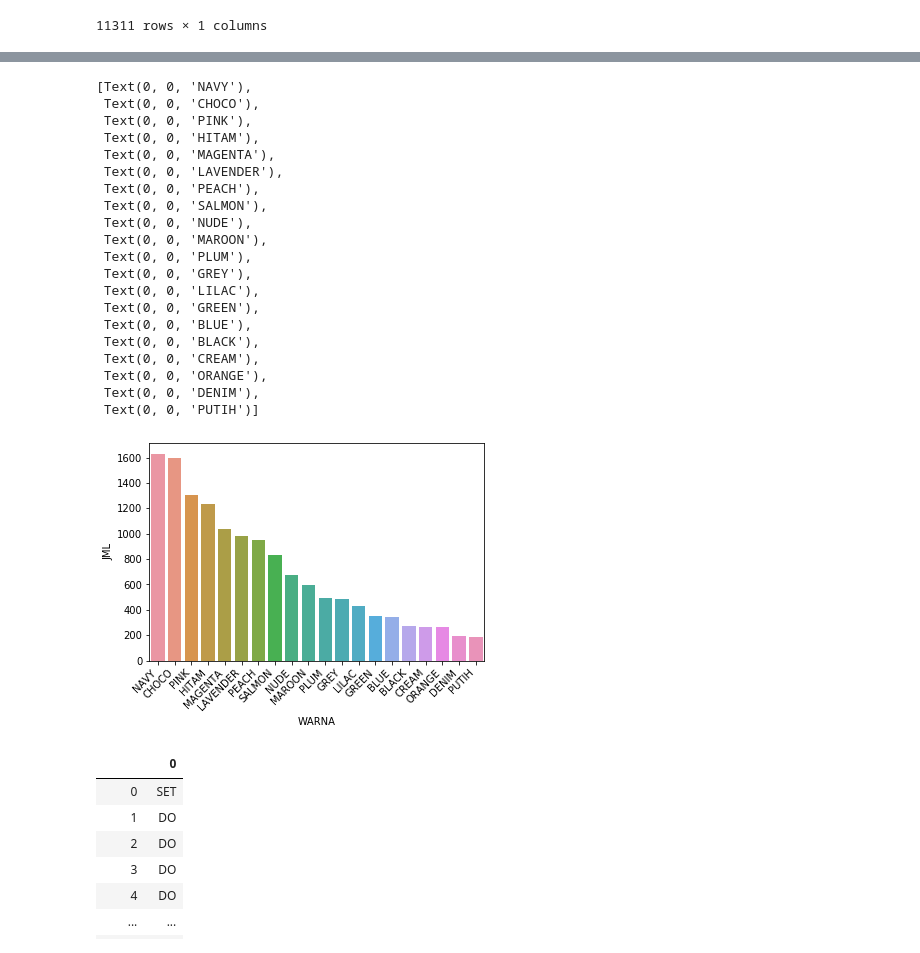
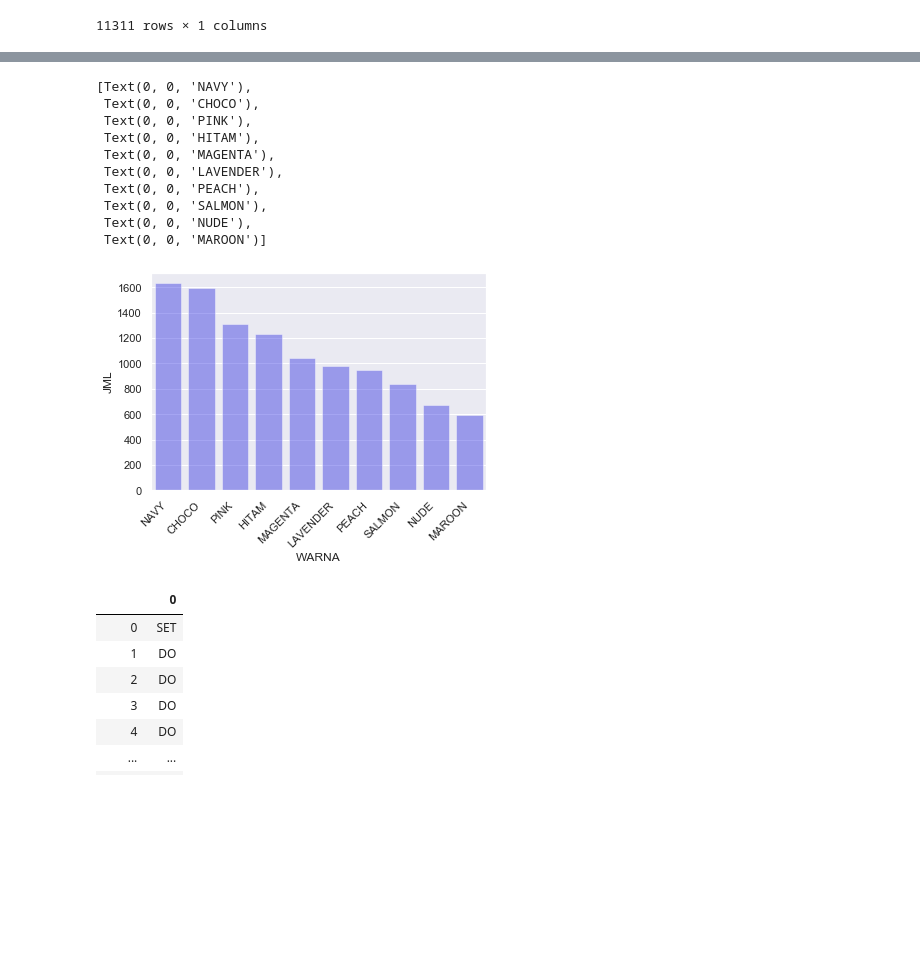
Before and after one commit to rifqisulistya/sales-analysis, a Jupyter notebook: Seikha.ipynb, the cells around one changed output, grey strips where cells are left out. Saved outputs shown, nothing was run; the diff lists cells and outputs as text; code cells hidden in the pictures; blank space fills up the shorter version.

```diff
--- a/Seikha.ipynb
+++ b/Seikha.ipynb
@@ -2,6 +2,7 @@
 import pandas as pd
 import os
 import seaborn as sns
+sns.set(style="darkgrid")
 # %% [markdown]
 **Penggabungan laporan per bulan. Masih ada kesalahan input dari kota Lamandau**
 # %%
@@ -407,7 +467,7 @@ all_data[all_data['WARNA'].isna()]
 # %%
 #all_data[all_data['WARNA'] == 'NAVY']['WARNA'].count()
 
-warna = all_data.groupby('WARNA').sum().nlargest(20,'JML')
+warna = all_data.groupby('WARNA').sum().nlargest(10,'JML')
 warna
 # %% [output]
 |  | #REF! | JML | TGL TRF |
@@ -431,28 +485,18 @@ warna
 # %%
-warna_chart = sns.barplot(x=warna.index, y='JML', data=warna)
+warna_chart = sns.barplot(x=warna.index, y='JML', data=warna, color='blue', alpha=0.4)
 warna_chart.set_xticklabels(warna_chart.get_xticklabels(), rotation=45, horizontalalignment='right')
 # %% [output]
 [Text(0, 0, 'NAVY'),
  Text(0, 0, 'CHOCO'),
  Text(0, 0, 'PINK'),
  Text(0, 0, 'HITAM'),
  Text(0, 0, 'MAGENTA'),
  Text(0, 0, 'LAVENDER'),
  Text(0, 0, 'PEACH'),
  Text(0, 0, 'SALMON'),
  Text(0, 0, 'NUDE'),
- Text(0, 0, 'MAROON'),
- Text(0, 0, 'PLUM'),
- Text(0, 0, 'GREY'),
- Text(0, 0, 'LILAC'),
- Text(0, 0, 'GREEN'),
- Text(0, 0, 'BLUE'),
- Text(0, 0, 'BLACK'),
- Text(0, 0, 'CREAM'),
- Text(0, 0, 'ORANGE'),
- Text(0, 0, 'DENIM'),
- Text(0, 0, 'PUTIH')]
+ Text(0, 0, 'MAROON')]
-[figure, old version]
+[figure, new version]
 # %%
 # Perbandingan jumlah set & dress only
 
```
Also changed, not shown: parts of 29 cells of this notebook, 1 other file.
